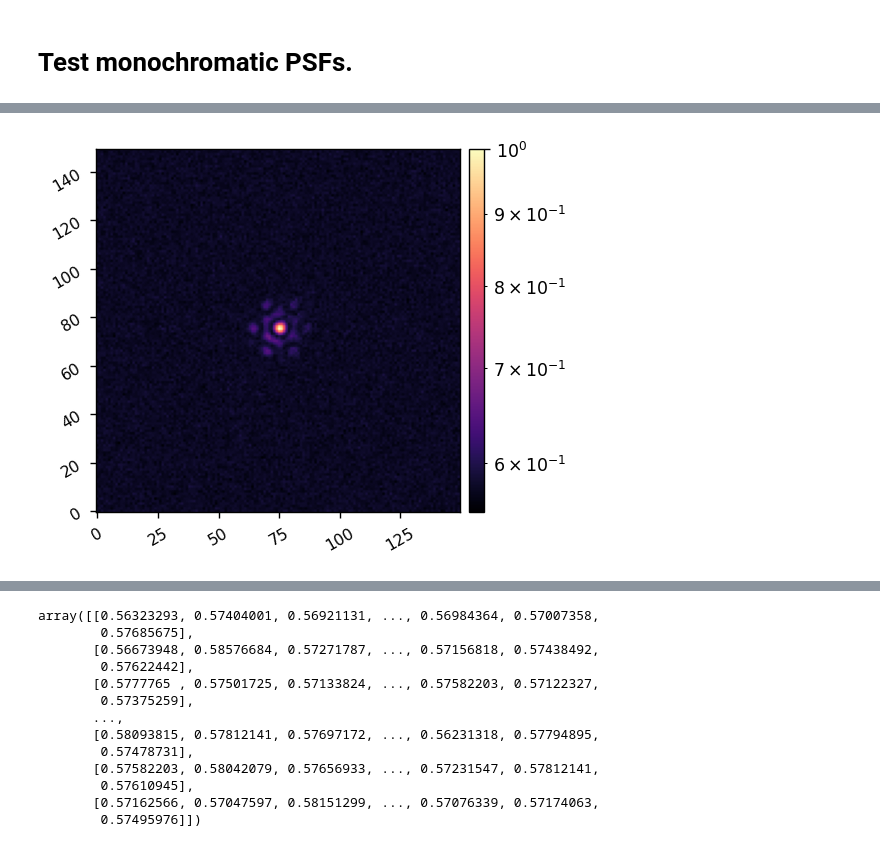
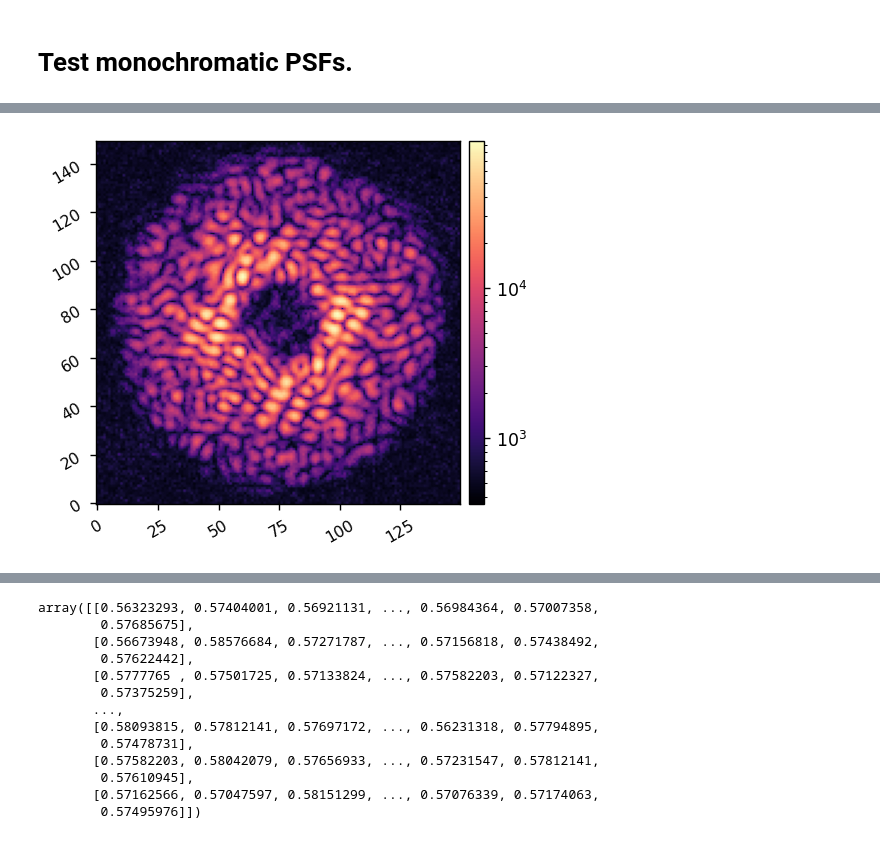
Before and after one commit to kian1377/cgi_phasec_poppy, a Jupyter notebook: example-notebooks/test_emccd.ipynb, the cells around one changed output, grey strips where cells are left out. Saved outputs shown, nothing was run; the diff lists cells and outputs as text; code cells hidden in the pictures.

Commit message:
implementing multiple exp_time method to generate more dynamic range

```diff
--- a/example-notebooks/test_emccd.ipynb
+++ b/example-notebooks/test_emccd.ipynb
@@ -74,50 +73,48 @@ from emccd_detect import emccd_detect
 
 meta_path = Path('/home/kianmilani/Projects/emccd_detect/emccd_detect/emccd_detect/util/metadata.yaml')
 
-em_gain = 25
+em_gain = 500
 full_well_image=60000.  # e-
 full_well_serial=100000.  # e-
 #status=1,
 dark_current=0.0028  # e-/pix/s
 cic=0.02  # e-/pix/frame
-read_noise=100.  # e-/pix/frame
-bias=10000.  # e-
-qe=0.9
+read_noise=120.  # e-/pix/frame
+bias=500.  # e-
+qe=0.5
 cr_rate=0.  # hits/cm^2/s
 pixel_pitch=13e-6  # m
 eperdn=1 #7.,
 nbits=32#14,
 numel_gain_register=604
 
 emccd = emccd_detect.EMCCDDetect(em_gain=em_gain,
                                     full_well_image=full_well_image,  # e-
                                     full_well_serial=full_well_serial,  # e-
                                     #status=status,
                                     dark_current=dark_current,  # e-/pix/s
                                     cic=cic,  # e-/pix/frame
                                     read_noise=read_noise,  # e-/pix/frame
                                     bias=bias,  # e-
                                     qe=qe,
                                     cr_rate=cr_rate,  # hits/cm^2/s
                                     pixel_pitch=pixel_pitch,  # m
                                     eperdn=eperdn,
                                     nbits=nbits,
                                     numel_gain_register=numel_gain_register,
                                     meta_path=meta_path
                                     )
 
 # emccd = emccd_detect.EMCCDDetect(em_gain=25)
 
-frametime = 1
-sim_sub_frame = emccd.sim_sub_frame(image.get(), frametime)
+frametime = 0.1
+Nframes = 10
 
-mode.emccd = emccd
-mode.exp_time = exp_time
-mode.exp_time_ref = exp_time
-mode.gain_ref = em_gain
-mode.Nframes = 1
+im = 0
+for i in range(Nframes):
+    im += emccd.sim_sub_frame(image.get(), frametime)/Nframes
 
-frame = mode.snap()
-misc.imshow1(frame/frame.max(), lognorm=True)
+
+misc.imshow1(im, lognorm=True)
 # %% [output]
-[figure, old version]
+[figure, new version]
```
Also changed, not shown: parts of 2 cells of this notebook, 6 other files.
